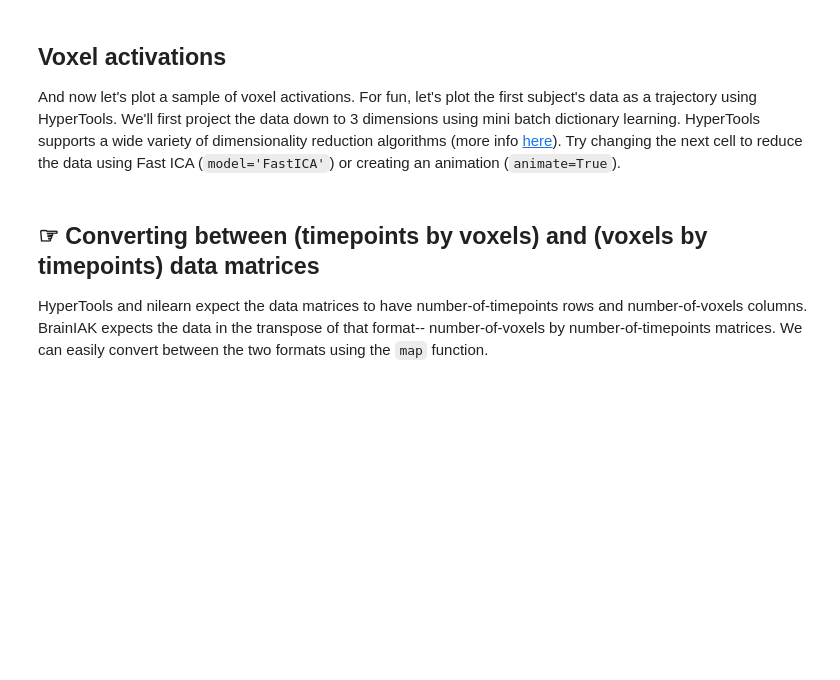
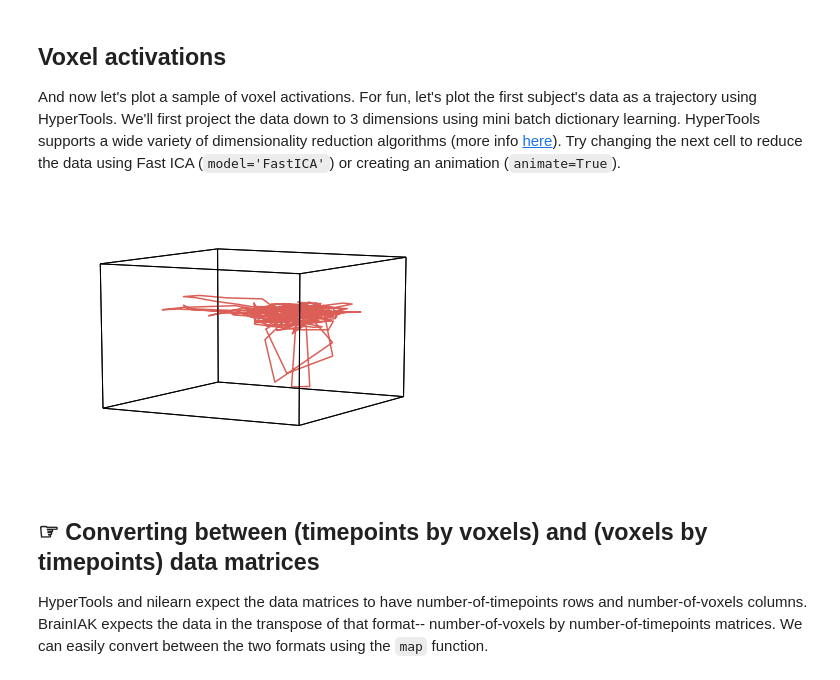
Before and after one commit to juanmed/fmri_2021_jfmy, a Jupyter notebook: Tutorials/fMRI_NetworkDynamics/htfa_tutorial.ipynb, the cells around one changed output. Cells and saved outputs as stored; diff of their text form; code cells hidden in the pictures; blank space fills up the shorter version.

```diff
--- a/Tutorials/fMRI_NetworkDynamics/htfa_tutorial.ipynb
+++ b/Tutorials/fMRI_NetworkDynamics/htfa_tutorial.ipynb
@@ -69,5 +94,6 @@ URLError: ignored
 # %%
-#Unzip the data
-zipfile.ZipFile(destination, 'r').extractall()
-niifiles = glob.glob(os.path.join(destination[0:-(len(data_format)+1)], '*.nii.gz'))
-niifiles.extend(glob.glob(os.path.join(destination[0:-(len(data_format)+1)], '*.nii')))
+#niifiles = glob.glob(os.path.join(destination[0:-(len(data_format)+1)], '*.nii.gz'))
+#niifiles.extend(glob.glob(os.path.join(destination[0:-(len(data_format)+1)], '*.nii')))
+niifiles = os.listdir("pieman_archive")
+niifiles = ["pieman_archive/"+f for f in niifiles if ".nii" in f]
+niifiles
@@ -139,7 +193,9 @@ hyp.plot(cmu_data[0]['R'], 'k.');
 
 And now let's plot a sample of voxel activations.  For fun, let's plot the first subject's data as a trajectory using HyperTools.  We'll first project the data down to 3 dimensions using mini batch dictionary learning.  HyperTools supports a wide variety of dimensionality reduction algorithms (more info [here](http://hypertools.readthedocs.io/en/latest/hypertools.plot.html#hypertools.plot)).  Try changing the next cell to reduce the data using Fast ICA (`model='FastICA'`) or creating an animation (`animate=True`).
 # %%
-hyp.plot(cmu_data[0]['Y'].T, model='IncrementalPCA');
+hyp.plot(cmu_data[2]['Y'], model='IncrementalPCA');
+# %% [output]
+[figure, added]
 # %% [markdown]
 ## ☞ Converting between (timepoints by voxels) and (voxels by timepoints) data matrices ##
 
```
Also changed, not shown: parts of 13 cells of this notebook.
